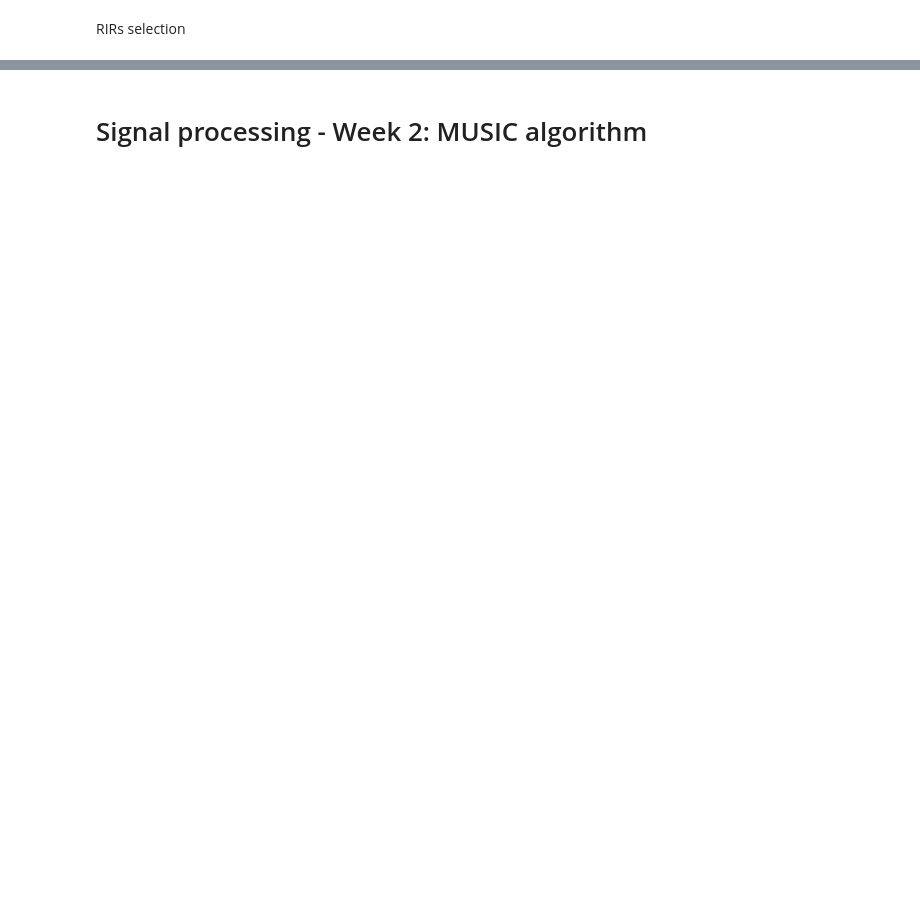
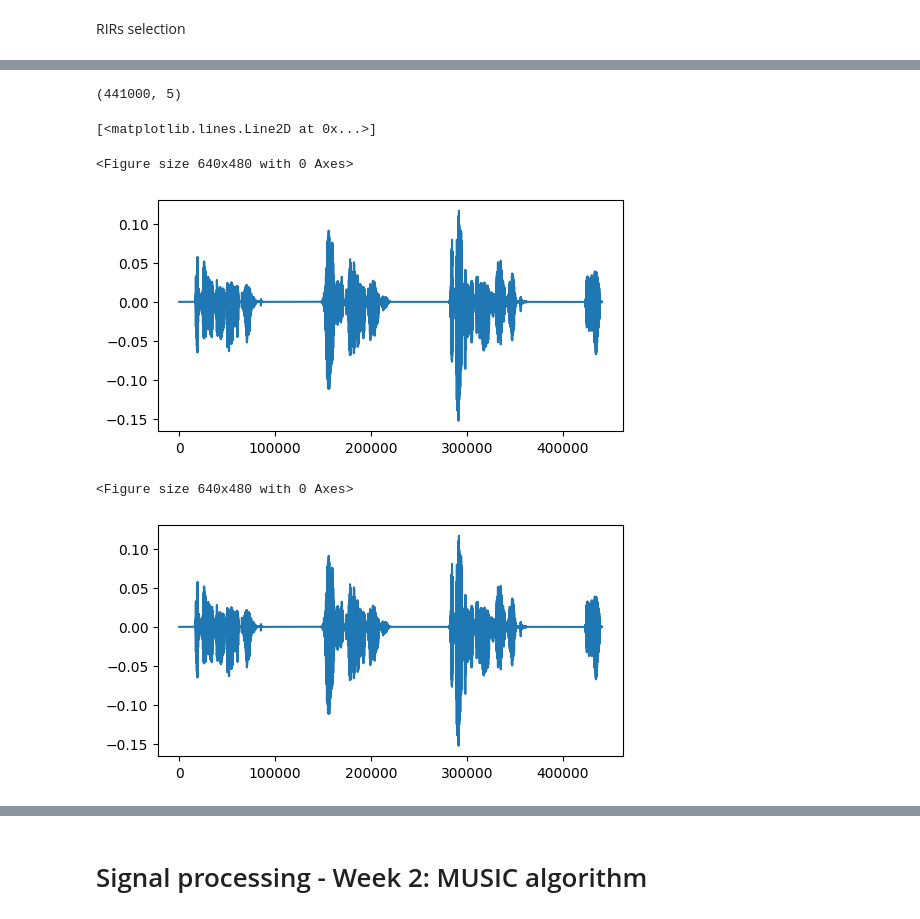
Before and after one commit to HeartUnderBladepyz/P-D-ISSP, a Jupyter notebook: notebook_skeleton.ipynb, the cells around one changed output, grey strips where cells are left out. Saved outputs shown, nothing was run; the diff lists cells and outputs as text; code cells hidden in the pictures; blank space fills up the shorter version.

```diff
--- a/notebook_skeleton.ipynb
+++ b/notebook_skeleton.ipynb
@@ -113,34 +146,44 @@ def create_micsigs(audio_name1, audio_name2, noise_name, acousticScenario):
             rec_signal2_tmp = np.zeros(rec_signal1_tmp.shape)
 
         if acousticScenario.RIRsNoise is not None:
             rec_noise_tmp = scipy.signal.fftconvolve(noise1, RIR_noise1[:,i])
             rec_signal1_tmp = rec_signal1_tmp + rec_noise_tmp
 
         mic1.append(rec_signal1_tmp)
         mic2.append(rec_signal2_tmp)
 
     mic1 = np.array(mic1)
     mic2 = np.array(mic2)
 
     mic = mic1 + mic2
     mic = mic.T
 
     return mic[0:T_ds,:], speech1, speech2, noise1, fs
 
-mic, speech1, speech2, noise1, fs = create_micsigs('F:\KU Leuven\courses\P&D ISSP\project\panddissp-base-main\sound_files\speech1.wav', 'F:\KU Leuven\courses\P&D ISSP\project\panddissp-base-main\sound_files\speech2.wav',"F:\KU Leuven\courses\P&D ISSP\project\panddissp-base-main\sound_files\Babble_noise1.wav", acousticScenario)
+
+ROOTPATH_sound = "C:/Users/uprub/Documents/PandD/pandd2023-base/sound_files"
+
+mic, speech1, speech2, noise1, fs = create_micsigs(ROOTPATH_sound + '/speech1.wav', ROOTPATH_sound + '/speech2.wav',ROOTPATH_sound + "/Babble_noise1.wav", acousticScenario)
 
 # sd.play(speech1[0:fs*1], fs)
 sd.play(mic[:,0], fs)
 
 print(mic.shape)
 
 plt.figure()
 plt.figure(figsize=(6, 3))
 plt.plot(mic[:,0])
 
 plt.figure()
 plt.figure(figsize=(6, 3))
 plt.plot(mic[:,1])
+# %% [output]
+(441000, 5)
+[<matplotlib.lines.Line2D at 0x...>]
+<Figure size 640x480 with 0 Axes>
+[figure, added]
+<Figure size 640x480 with 0 Axes>
+[figure, added]
 # %%
 #Part 3
 import numpy as np
```
Also changed, not shown: parts of 7 cells of this notebook.
